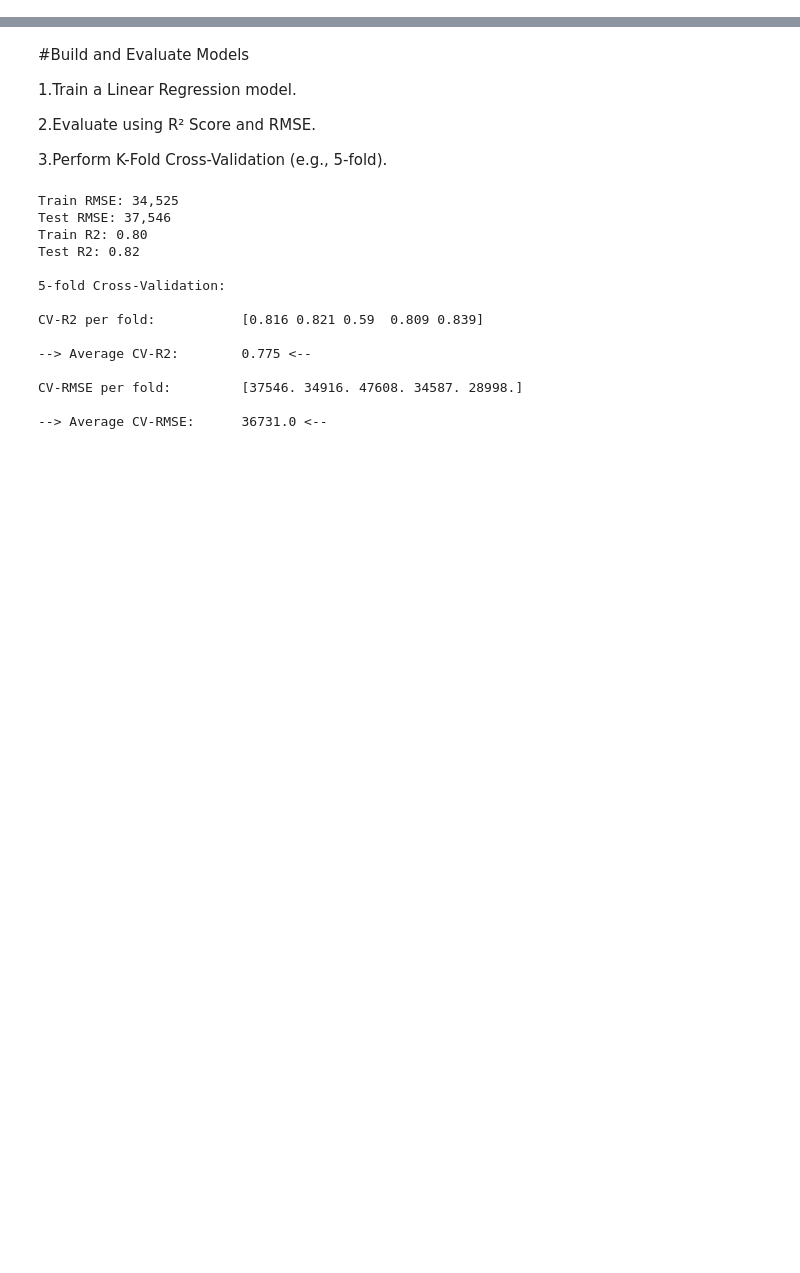
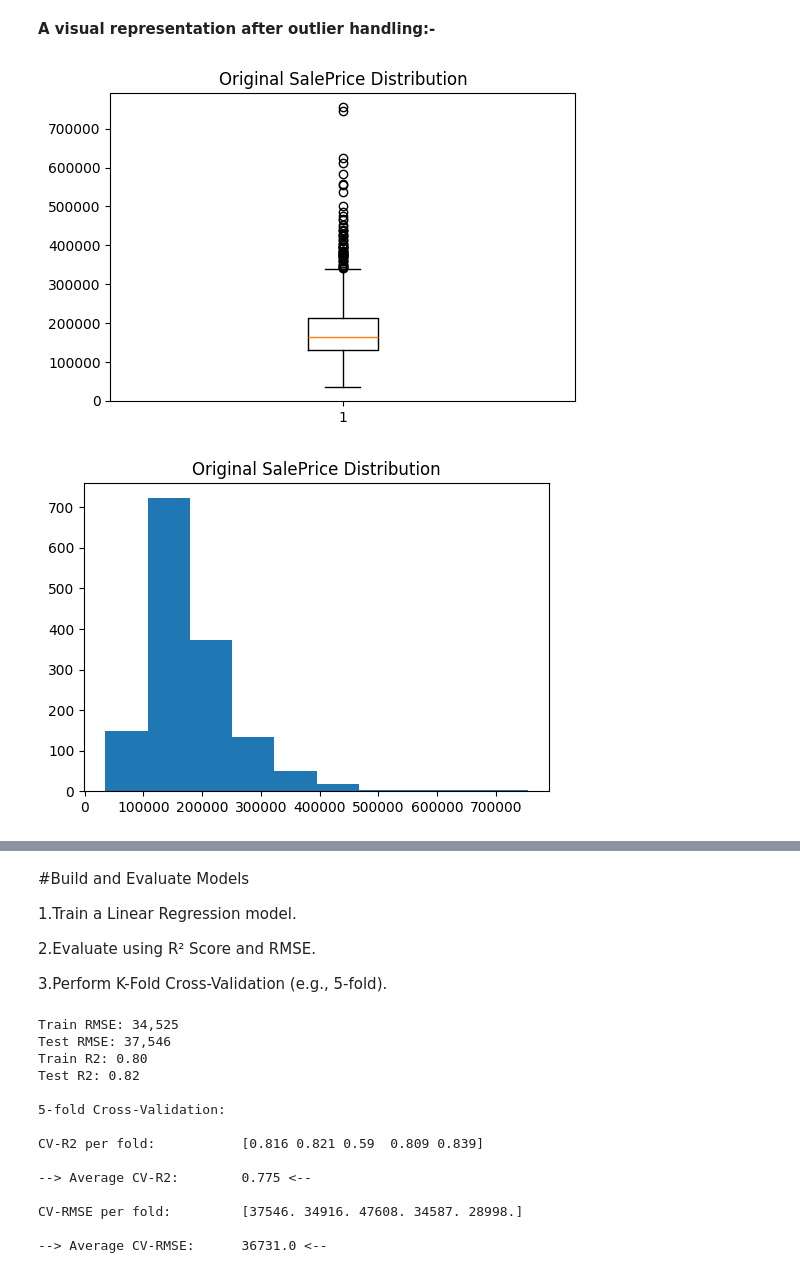
Before and after one commit to kaxmarc/statistics_ml, a Jupyter notebook: group_exercises/exercise_2/Group_Exercise_2_PART_2.ipynb, the cells around one changed output, grey strips where cells are left out. Cells and saved outputs as stored; diff of their text form; code cells hidden in the pictures; blank space fills up the shorter version.

```diff
--- a/group_exercises/exercise_2/Group_Exercise_2_PART_2.ipynb
+++ b/group_exercises/exercise_2/Group_Exercise_2_PART_2.ipynb
@@ -72,0 +219,14 @@ for feature in categorical_columns:
+# %% [markdown]
+**A visual representation after outlier handling:-**
+# %%
+plt.figure(figsize=(6,4))
+plt.boxplot(df['SalePrice'])
+plt.title("Original SalePrice Distribution")
+plt.show()
+plt.figure(figsize=(6,4))
+plt.hist(df['SalePrice'])
+plt.title("Original SalePrice Distribution")
+plt.show()
+# %% [output]
+[figure, added]
+[figure, added]
```
Also changed, not shown: parts of 38 cells of this notebook.
